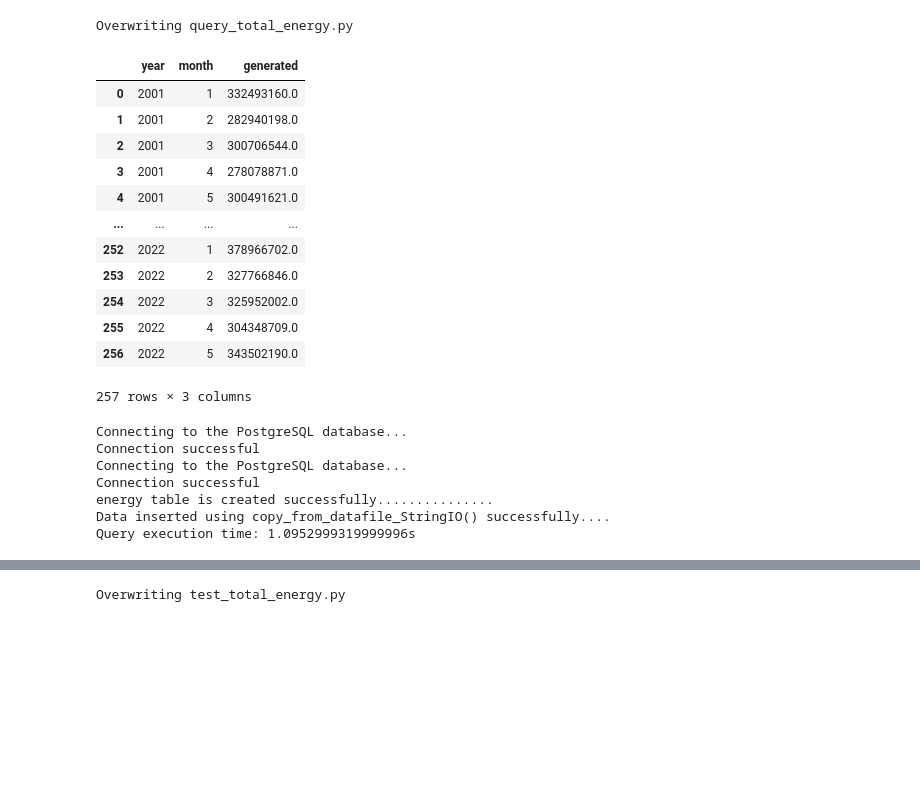
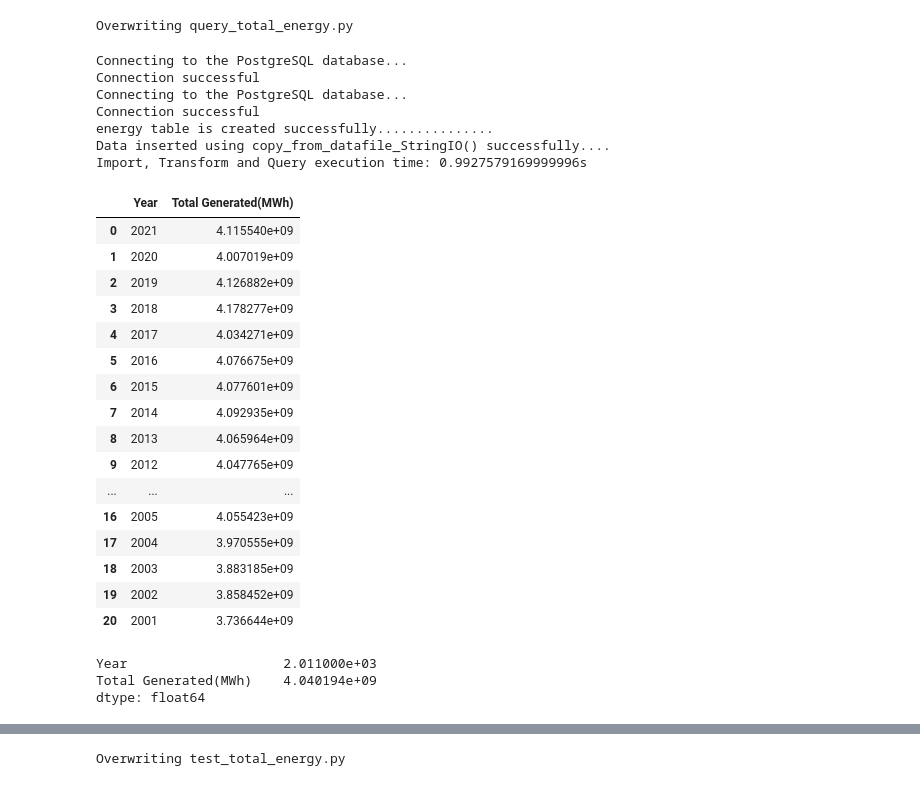
Before and after one commit to ahakobia/Group4_NFLX_MIDTERM, a Jupyter notebook: Adeh/Adehs_US_Energy.ipynb, the cells around one changed output, grey strips where cells are left out. Drawn from its saved outputs; the diff is of its cells as text; code cells hidden in the pictures; blank space fills up the shorter version.

```diff
--- a/Adeh/Adehs_US_Energy.ipynb
+++ b/Adeh/Adehs_US_Energy.ipynb
@@ -216,7 +206,7 @@ def query_data():
     conn.autocommit = True
     cursor = conn.cursor()
 
-    sql = '''SELECT YEAR, (SUM(generated)/1000000)
+    sql = '''SELECT YEAR, (SUM(generated))
             FROM energy
             WHERE YEAR != 2022
             Group By YEAR
@@ -225,7 +215,7 @@ def query_data():
 
     cursor.execute(sql)
     results = cursor.fetchall()
-    df = pd.DataFrame (results, columns = ['Year', 'Total Generated(in millions)'])
+    df = pd.DataFrame (results, columns = ['Year', 'Total Generated(MWh)'])
     #fig = px.line(df, x="Year", y="Total Generated(in millions)", title="TOTAL Energy Generated Each Year")
     conn.commit()
     end = timer()
@@ -235,40 +225,49 @@ def query_data():
     return df
 # %% [output]
 Overwriting query_total_energy.py
-# %%
-transform_data()
-# %% [output]
-|  | year | month | generated |
-| 0 | 2001 | 1 | 332493160.0 |
-| 1 | 2001 | 2 | 282940198.0 |
-| 2 | 2001 | 3 | 300706544.0 |
-| 3 | 2001 | 4 | 278078871.0 |
-| 4 | 2001 | 5 | 300491621.0 |
-| ... | ... | ... | ... |
-| 252 | 2022 | 1 | 378966702.0 |
-| 253 | 2022 | 2 | 327766846.0 |
-| 254 | 2022 | 3 | 325952002.0 |
-| 255 | 2022 | 4 | 304348709.0 |
-| 256 | 2022 | 5 | 343502190.0 |
-257 rows × 3 columns
 # %%
 from tran_total_energy import transform_data
 from query_total_energy import query_data
 
 start = timer()
+a = import_data()
 x = transform_data()
 y = query_data()
 end = timer()
 k = end - start
-print("Query execution time: {}s".format(k))
+print("Import, Transform and Query execution time: {}s".format(k))
+y
 # %% [output]
 Connecting to the PostgreSQL database...
 Connection successful
 Connecting to the PostgreSQL database...
 Connection successful
 energy table is created successfully...............
 Data inserted using copy_from_datafile_StringIO() successfully....
-Query execution time: 1.0952999319999996s
+Import, Transform and Query execution time: 0.9927579169999996s
+|  | Year | Total Generated(MWh) |
+| 0 | 2021 | 4.115540e+09 |
+| 1 | 2020 | 4.007019e+09 |
+| 2 | 2019 | 4.126882e+09 |
+| 3 | 2018 | 4.178277e+09 |
+| 4 | 2017 | 4.034271e+09 |
+| 5 | 2016 | 4.076675e+09 |
+| 6 | 2015 | 4.077601e+09 |
+| 7 | 2014 | 4.092935e+09 |
+| 8 | 2013 | 4.065964e+09 |
+| 9 | 2012 | 4.047765e+09 |
+| ... | ... | ... |
+| 16 | 2005 | 4.055423e+09 |
+| 17 | 2004 | 3.970555e+09 |
+| 18 | 2003 | 3.883185e+09 |
+| 19 | 2002 | 3.858452e+09 |
+| 20 | 2001 | 3.736644e+09 |
+# %%
+y.mean()
+# %% [output]
+Year                    2.011000e+03
+Total Generated(MWh)    4.040194e+09
+dtype: float64
 # %%
 from query_total_energy import query_data
 
```
Also changed, not shown: parts of 4 cells of this notebook, 5 other files.
